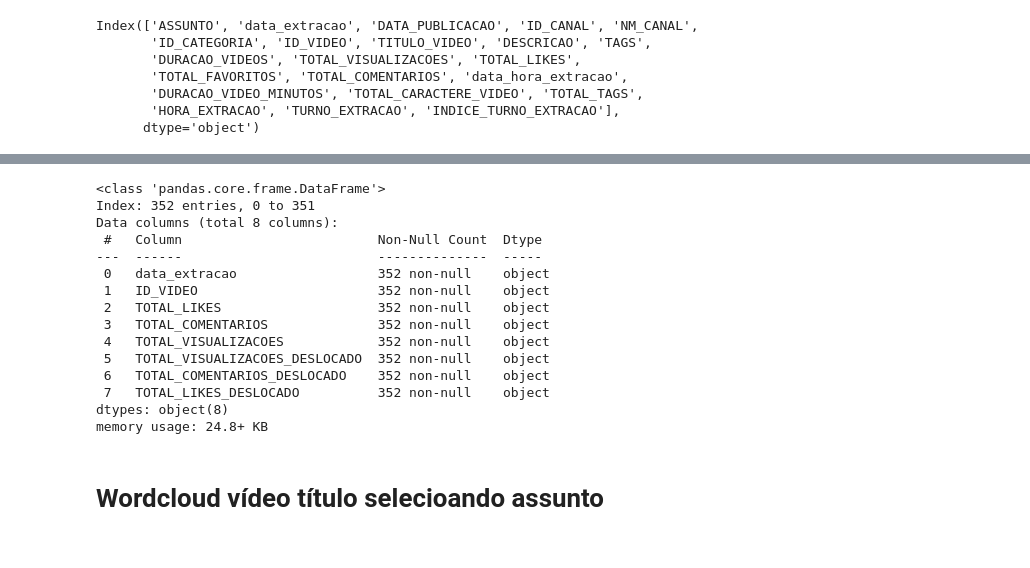
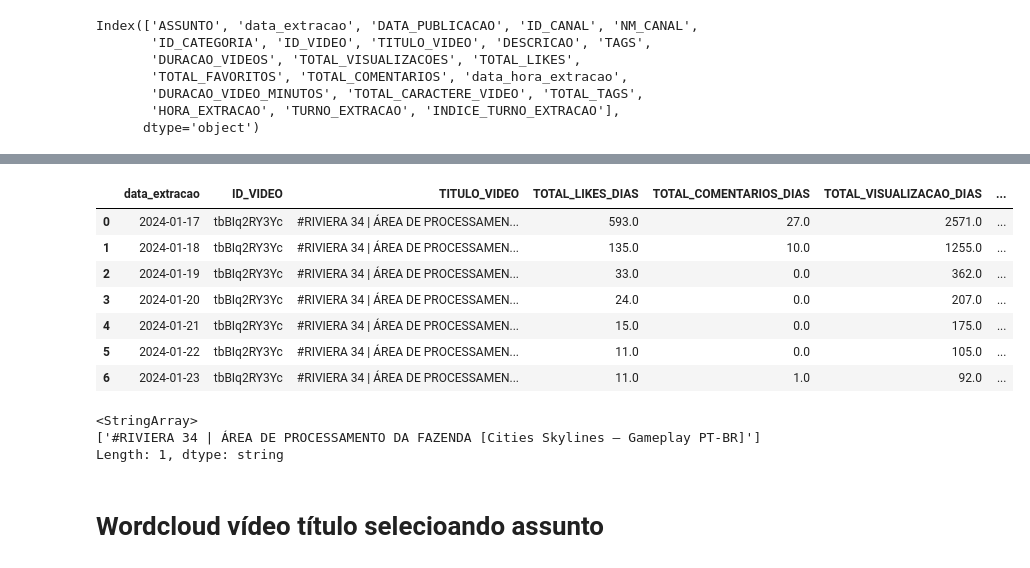
Before and after one commit to rodrigorocha1/analise_dados_youtube, a Jupyter notebook: notebooks_v2/visualizacoes.ipynb, the cells around one changed output, grey strips where cells are left out. Cells and saved outputs as stored; diff of their text form; code cells hidden in the pictures.

Commit message:
taxa engajamento

```diff
--- a/notebooks_v2/visualizacoes.ipynb
+++ b/notebooks_v2/visualizacoes.ipynb
@@ -1003,18 +1007,20 @@ base_video
-# %%
-base_video.info()
-# %% [output]
-<class 'pandas.core.frame.DataFrame'>
-Index: 352 entries, 0 to 351
-Data columns (total 8 columns):
- #   Column                         Non-Null Count  Dtype
----  ------                         --------------  -----
- 0   data_extracao                  352 non-null    object
- 1   ID_VIDEO                       352 non-null    object
- 2   TOTAL_LIKES                    352 non-null    object
- 3   TOTAL_COMENTARIOS              352 non-null    object
- 4   TOTAL_VISUALIZACOES            352 non-null    object
- 5   TOTAL_VISUALIZACOES_DESLOCADO  352 non-null    object
- 6   TOTAL_COMENTARIOS_DESLOCADO    352 non-null    object
- 7   TOTAL_LIKES_DESLOCADO          352 non-null    object
-dtypes: object(8)
-memory usage: 24.8+ KB
+# %%
+base_video['TAXA_ENGAJAMENTO_DIA'] = base_video.apply(calcular_taxa_engajamento, axis=1)
+base_video[['data_extracao','ID_VIDEO', 'TITULO_VIDEO']] = base_video[['data_extracao','ID_VIDEO', 'TITULO_VIDEO']].astype('string')
+base_video[['TOTAL_LIKES_DIAS','TOTAL_COMENTARIOS_DIAS', 'TOTAL_VISUALIZACAO_DIAS', 'TAXA_ENGAJAMENTO_DIA']] = base_video[['TOTAL_LIKES_DIAS','TOTAL_COMENTARIOS_DIAS', 'TOTAL_VISUALIZACAO_DIAS', 'TAXA_ENGAJAMENTO_DIA']].astype('float')
+base_video
+# %% [output]
+|  | data_extracao | ID_VIDEO | TITULO_VIDEO | TOTAL_LIKES_DIAS | TOTAL_COMENTARIOS_DIAS | TOTAL_VISUALIZACAO_DIAS | ... |
+| 0 | 2024-01-17 | tbBIq2RY3Yc | #RIVIERA 34 | ÁREA DE PROCESSAMEN... | 593.0 | 27.0 | 2571.0 | ... |
+| 1 | 2024-01-18 | tbBIq2RY3Yc | #RIVIERA 34 | ÁREA DE PROCESSAMEN... | 135.0 | 10.0 | 1255.0 | ... |
+| 2 | 2024-01-19 | tbBIq2RY3Yc | #RIVIERA 34 | ÁREA DE PROCESSAMEN... | 33.0 | 0.0 | 362.0 | ... |
+| 3 | 2024-01-20 | tbBIq2RY3Yc | #RIVIERA 34 | ÁREA DE PROCESSAMEN... | 24.0 | 0.0 | 207.0 | ... |
+| 4 | 2024-01-21 | tbBIq2RY3Yc | #RIVIERA 34 | ÁREA DE PROCESSAMEN... | 15.0 | 0.0 | 175.0 | ... |
+| 5 | 2024-01-22 | tbBIq2RY3Yc | #RIVIERA 34 | ÁREA DE PROCESSAMEN... | 11.0 | 0.0 | 105.0 | ... |
+| 6 | 2024-01-23 | tbBIq2RY3Yc | #RIVIERA 34 | ÁREA DE PROCESSAMEN... | 11.0 | 1.0 | 92.0 | ... |
+# %%
+base_video['TITULO_VIDEO'].unique()
+# %% [output]
+<StringArray>
+['#RIVIERA 34 | ÁREA DE PROCESSAMENTO DA FAZENDA [Cities Skylines – Gameplay PT-BR]']
+Length: 1, dtype: string
```
Also changed, not shown: parts of 9 cells of this notebook.
